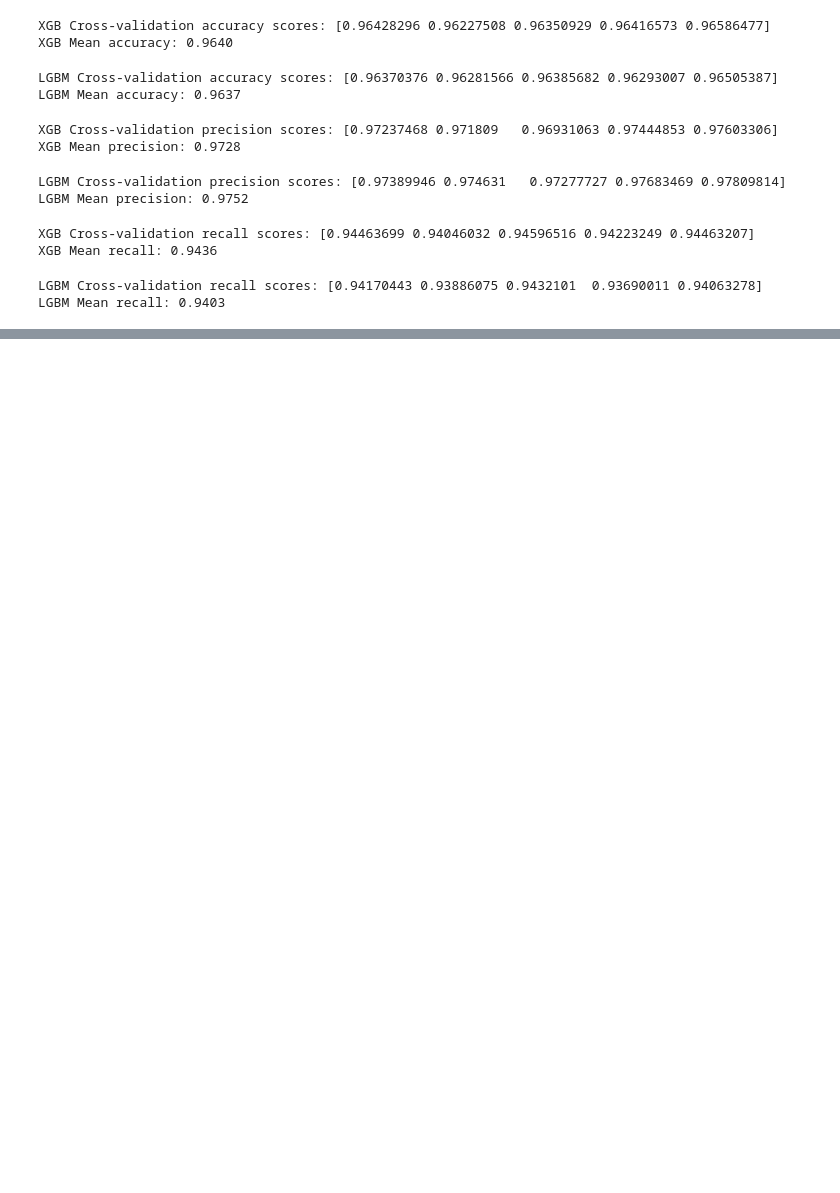
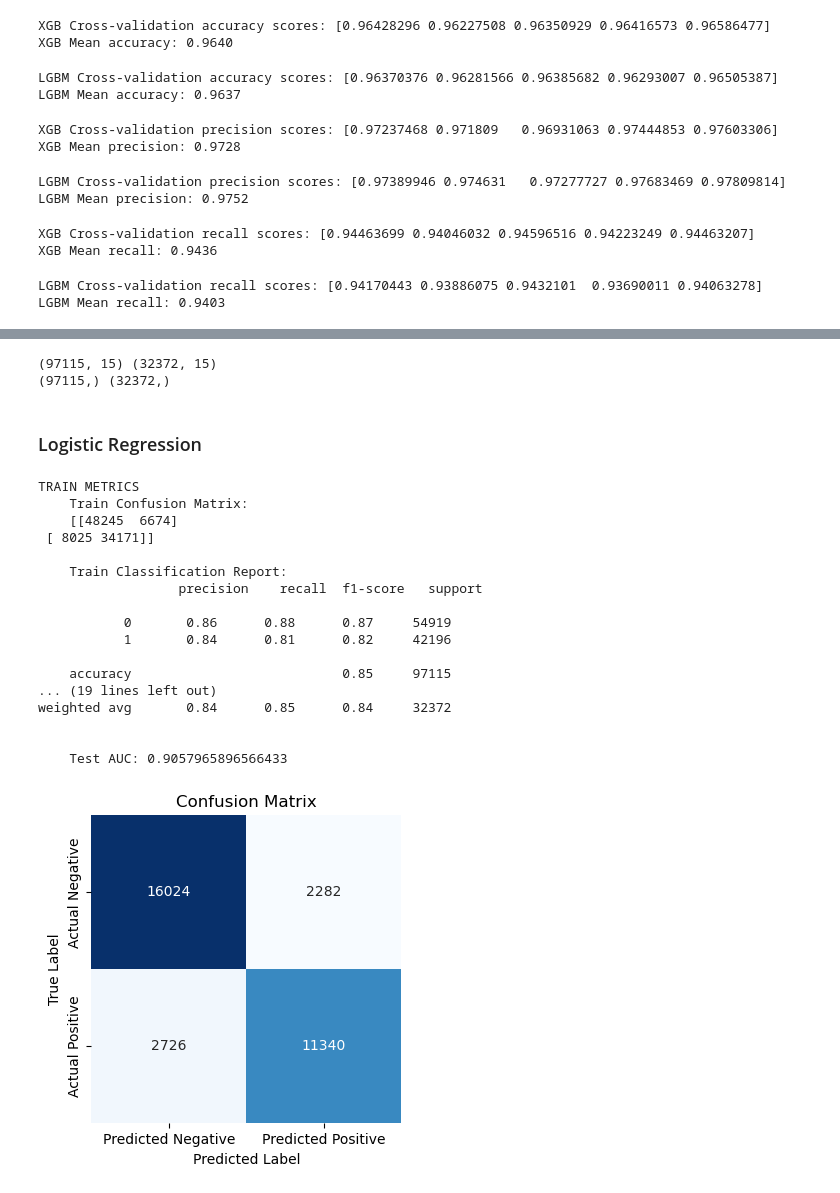
Before and after one commit to martabaker/ds_project_4, a Jupyter notebook: Notebooks/Models_Sarah_pipeline.ipynb, the cells around one changed output, grey strips where cells are left out. Saved outputs shown, nothing was run; the diff lists cells and outputs as text; code cells hidden in the pictures; blank space fills up the shorter version.

Commit message:
model optimization

```diff
--- a/Notebooks/Models_Sarah_pipeline.ipynb
+++ b/Notebooks/Models_Sarah_pipeline.ipynb
@@ -1001,0 +1281,13 @@ LGBM Mean recall: 0.9403
+# %%
+# Drop the 7 least important features
+df2 = binned_df.copy()
+df2.drop(columns=[
+    "arrival_delay_in_minutes",
+    "departure_delay_in_minutes",
+    "leg_room_service",
+    "cleanliness",
+    "flight_distance",
+    "age",
+    "type_of_travel"],
+    inplace=True)
+df2.info()
@@ -1001,0 +1345,41 @@ LGBM Mean recall: 0.9403
+# %%
+X = df2.drop(columns=["satisfaction"])
+y = df2.satisfaction
+
+X_train, X_test, y_train, y_test = train_test_split(X, y, test_size=0.25, random_state=42, stratify=y)
+# stratify=True maintains target class percentages
+print(X_train.shape, X_test.shape)
+print(y_train.shape, y_test.shape)
+# %% [output]
+(97115, 15) (32372, 15)
+(97115,) (32372,)
+# %% [markdown]
+### Logistic Regression
+# %%
+# Initiate the model
+lr = Pipeline([
+    ('preprocessor', preprocessor),
+    ('model', LogisticRegression(random_state = 42))
+])
+
+# Machine Learning
+classificationModeling(lr, X_train, X_test, y_train, y_test)
+# %% [output]
+TRAIN METRICS
+    Train Confusion Matrix:
+    [[48245  6674]
+ [ 8025 34171]]
+
+    Train Classification Report:
+                  precision    recall  f1-score   support
+
+           0       0.86      0.88      0.87     54919
+           1       0.84      0.81      0.82     42196
+
+    accuracy                           0.85     97115
+... (19 lines left out)
+weighted avg       0.84      0.85      0.84     32372
+
+
+    Test AUC: 0.9057965896566433
+[figure, added]
```
Also changed, not shown: parts of 57 cells of this notebook.
